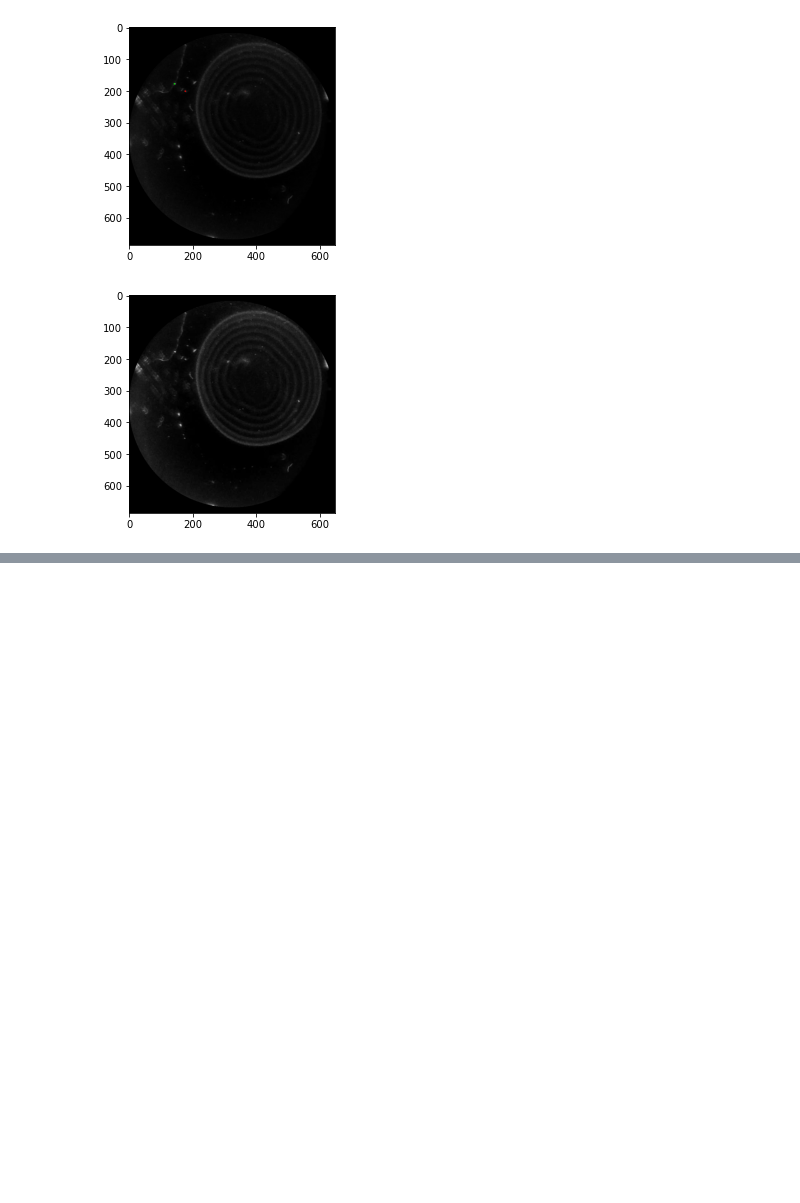
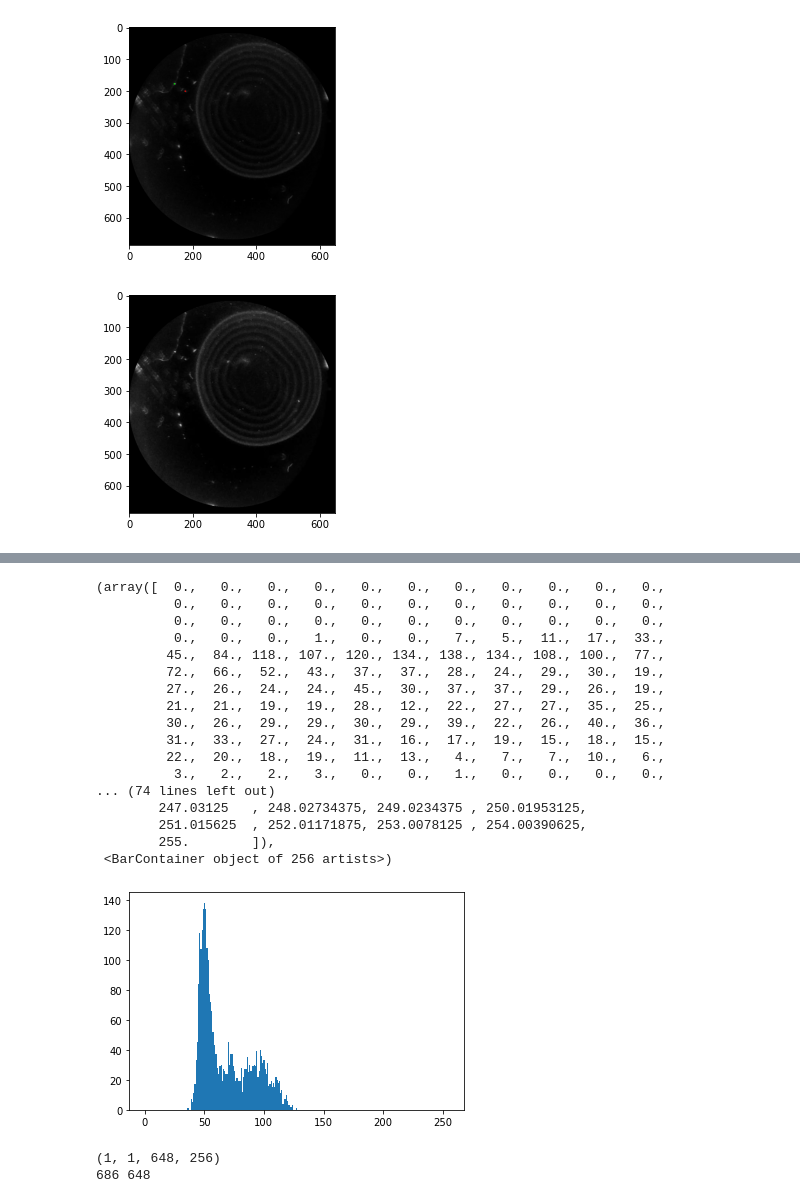
Before and after one commit to epenaroyuela/EPFL-ml-project, a Jupyter notebook: notebooks/preprocessing.ipynb, the cells around one changed output, grey strips where cells are left out. Cells and saved outputs as stored; diff of their text form; code cells hidden in the pictures; blank space fills up the shorter version.

```diff
--- a/notebooks/preprocessing.ipynb
+++ b/notebooks/preprocessing.ipynb
@@ -249,0 +317,42 @@ out.release()
+# %%
+# show histogram of a particular pixel
+# hh = np.zeros((N, M, 256))
+hh = []
+vid.set(cv2.CAP_PROP_POS_FRAMES, 0)
+for t in range(1, N_FRAMES):
+        _, f0 = vid.read()
+        hh.append(f0[52,400,0])
+        # for i in range(N):
+        #         for j in range(M):
+        #                 hh[i,j, f0] += 1
+        # if t%100 == 0:
+        #         print(t, "frames out of", N_FRAMES)
+
+plt.hist(hh, bins=256, range=(0,255))
+# %% [output]
+(array([  0.,   0.,   0.,   0.,   0.,   0.,   0.,   0.,   0.,   0.,   0.,
+          0.,   0.,   0.,   0.,   0.,   0.,   0.,   0.,   0.,   0.,   0.,
+          0.,   0.,   0.,   0.,   0.,   0.,   0.,   0.,   0.,   0.,   0.,
+          0.,   0.,   0.,   1.,   0.,   0.,   7.,   5.,  11.,  17.,  33.,
+         45.,  84., 118., 107., 120., 134., 138., 134., 108., 100.,  77.,
+         72.,  66.,  52.,  43.,  37.,  37.,  28.,  24.,  29.,  30.,  19.,
+         27.,  26.,  24.,  24.,  45.,  30.,  37.,  37.,  29.,  26.,  19.,
+         21.,  21.,  19.,  19.,  28.,  12.,  22.,  27.,  27.,  35.,  25.,
+         30.,  26.,  29.,  29.,  30.,  29.,  39.,  22.,  26.,  40.,  36.,
+         31.,  33.,  27.,  24.,  31.,  16.,  17.,  19.,  15.,  18.,  15.,
+         22.,  20.,  18.,  19.,  11.,  13.,   4.,   7.,   7.,  10.,   6.,
+          3.,   2.,   2.,   3.,   0.,   0.,   1.,   0.,   0.,   0.,   0.,
+... (74 lines left out)
+        247.03125   , 248.02734375, 249.0234375 , 250.01953125,
+        251.015625  , 252.01171875, 253.0078125 , 254.00390625,
+        255.        ]),
+ <BarContainer object of 256 artists>)
+[figure, added]
+# %%
+hh = np.zeros((N, M, 256))
+MM = [[0]]
+print(hh[MM].shape)
+print(N,M)
+# %% [output]
+(1, 1, 648, 256)
+686 648
```
Also changed, not shown: parts of 8 cells of this notebook.
